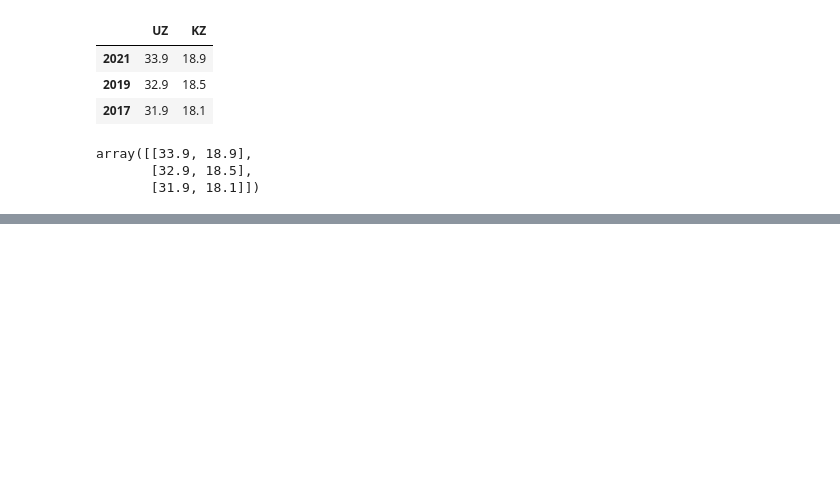
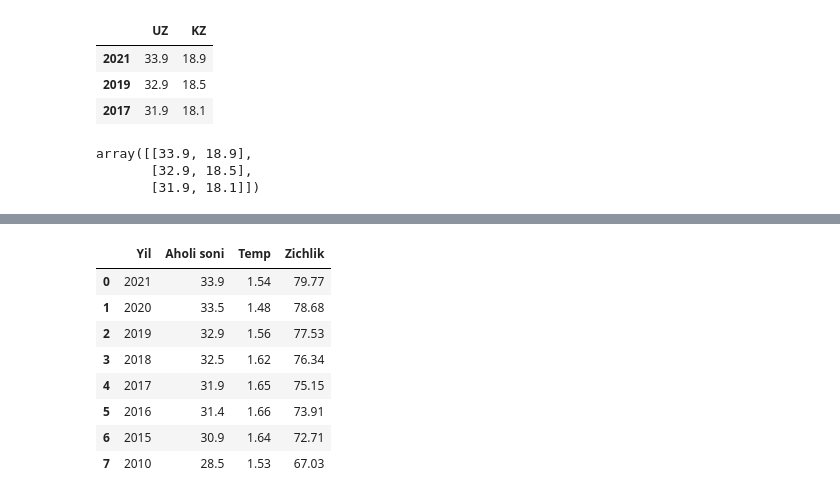
Before and after one commit to ulubeykhuja/mohir_dev_lessons, a Jupyter notebook: 2.3_DataFrame.ipynb, the cells around one changed output, grey strips where cells are left out. Saved outputs shown, nothing was run; the diff lists cells and outputs as text; code cells hidden in the pictures; blank space fills up the shorter version.

```diff
--- a/2.3_DataFrame.ipynb
+++ b/2.3_DataFrame.ipynb
@@ -180,0 +260,20 @@ array([[33.9, 18.9],
+# %%
+data = {
+    'Yil':        [2021, 2020, 2019, 2018, 2017, 2016, 2015, 2010],
+    'Aholi soni': [33.9, 33.5, 32.9, 32.5, 31.9, 31.4, 30.9, 28.5],
+    'Temp':       [1.54, 1.48, 1.56, 1.62, 1.65, 1.66, 1.64, 1.53],
+    'Zichlik':    [79.77, 78.68, 77.53, 76.34, 75.15, 73.91, 72.71, 67.03]
+}
+# %%
+df = pd.DataFrame(data)
+df
+# %% [output]
+|  | Yil | Aholi soni | Temp | Zichlik |
+| 0 | 2021 | 33.9 | 1.54 | 79.77 |
+| 1 | 2020 | 33.5 | 1.48 | 78.68 |
+| 2 | 2019 | 32.9 | 1.56 | 77.53 |
+| 3 | 2018 | 32.5 | 1.62 | 76.34 |
+| 4 | 2017 | 31.9 | 1.65 | 75.15 |
+| 5 | 2016 | 31.4 | 1.66 | 73.91 |
+| 6 | 2015 | 30.9 | 1.64 | 72.71 |
+| 7 | 2010 | 28.5 | 1.53 | 67.03 |
```
Also changed, not shown: parts of 28 cells of this notebook.
